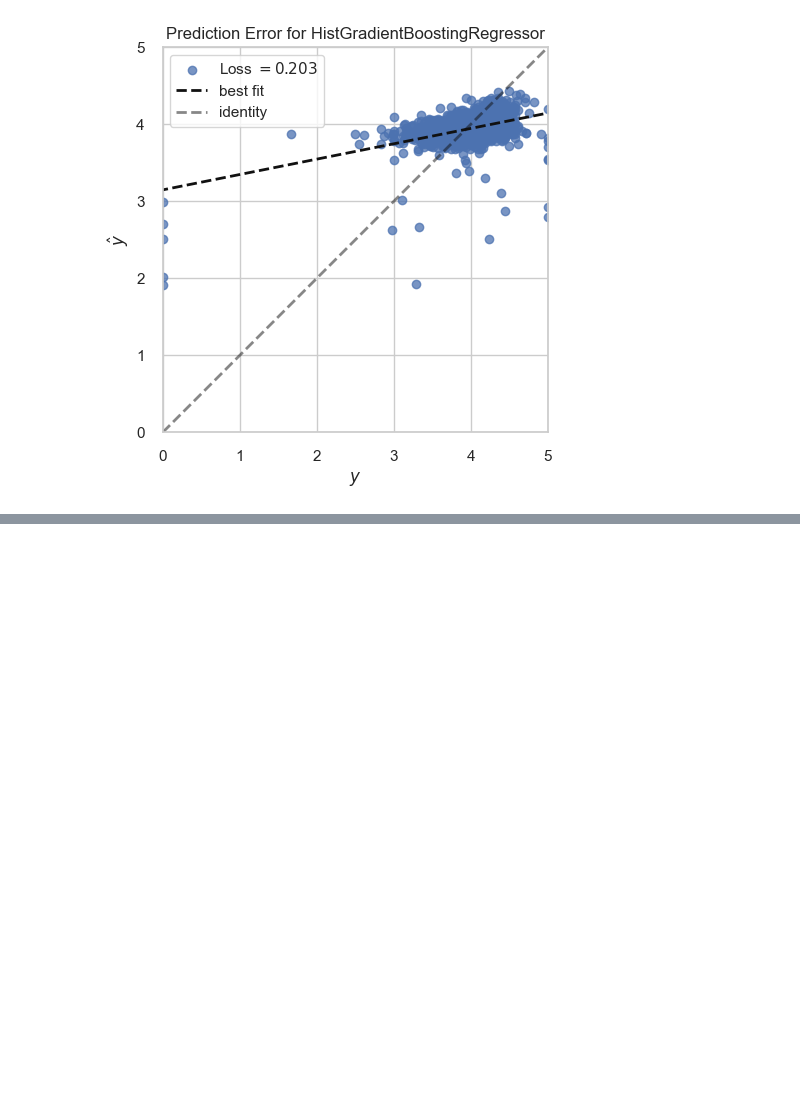
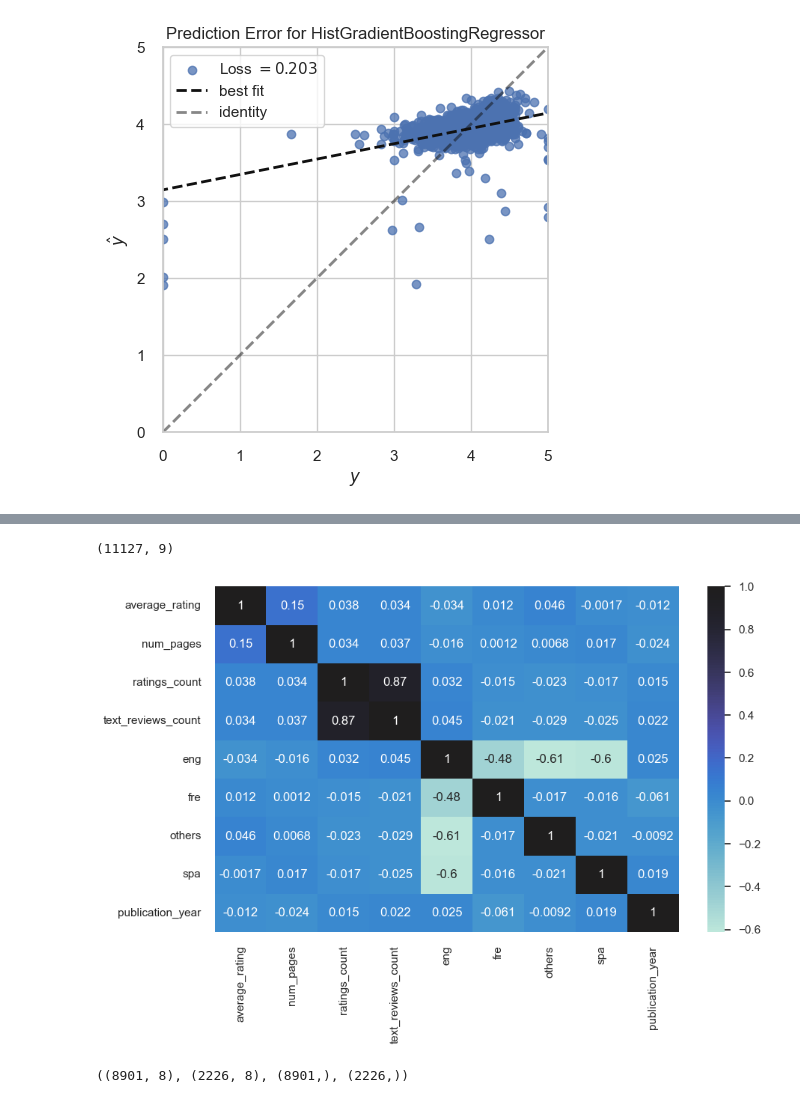
Before and after one commit to tanattiyarungtham/book_rating_project, a Jupyter notebook: book_raing_ML.ipynb, the cells around one changed output, grey strips where cells are left out. Saved outputs shown, nothing was run; the diff lists cells and outputs as text; code cells hidden in the pictures; blank space fills up the shorter version.

```diff
--- a/book_raing_ML.ipynb
+++ b/book_raing_ML.ipynb
@@ -1860,0 +2015,2 @@ YellowbrickTypeError: could not find feature importances param on HistGradientBo
+# %%
+processed_data=pd.read_csv("processed_data.csv",index_col="bookID")
@@ -1860,0 +2046,9 @@ YellowbrickTypeError: could not find feature importances param on HistGradientBo
+# %%
+processed_data.shape
+# %% [output]
+(11127, 9)
+# %%
+plt.figure(figsize=(10,6))
+sns.heatmap(processed_data.corr(),annot=True,center=True);
+# %% [output]
+[figure, added]
@@ -1860,0 +2060,4 @@ YellowbrickTypeError: could not find feature importances param on HistGradientBo
+# %%
+X_train2.shape, X_test2.shape, y_train2.shape, y_test2.shape
+# %% [output]
+((8901, 8), (2226, 8), (8901,), (2226,))
```
Also changed, not shown: parts of 51 cells of this notebook, 1 other file.
